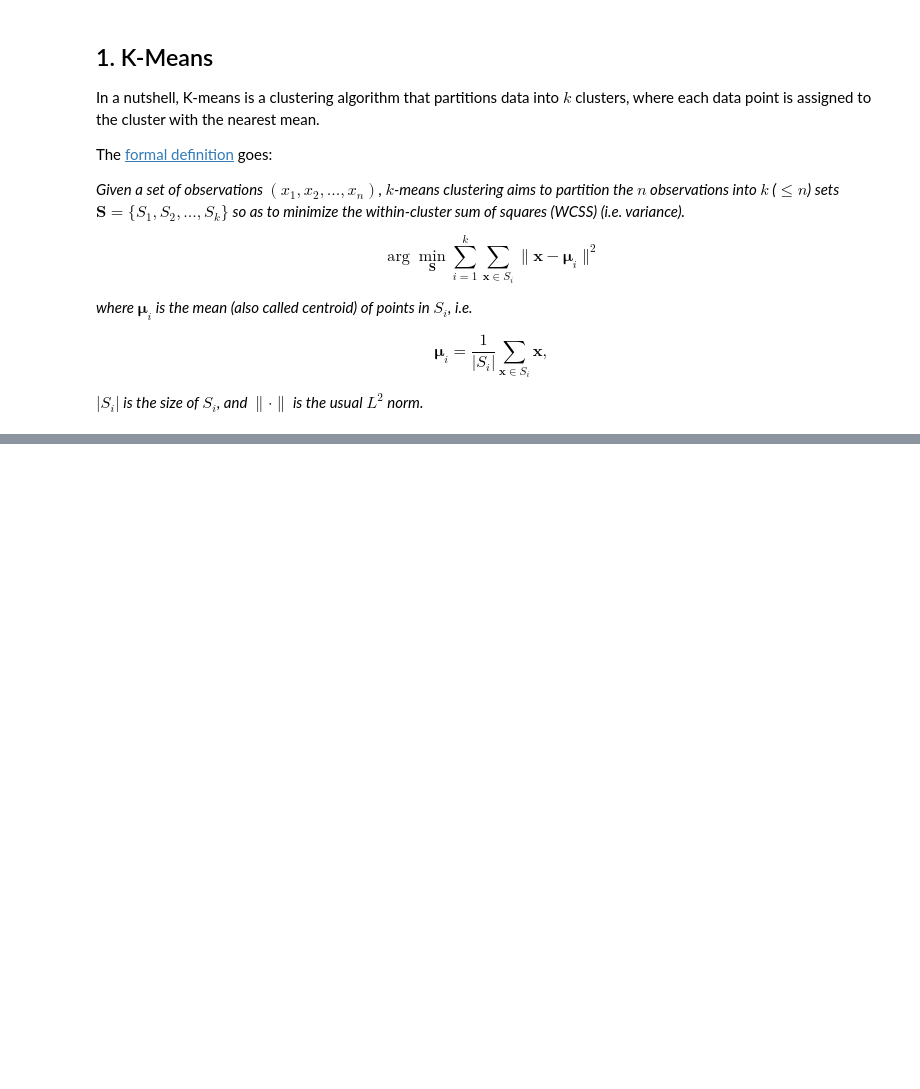
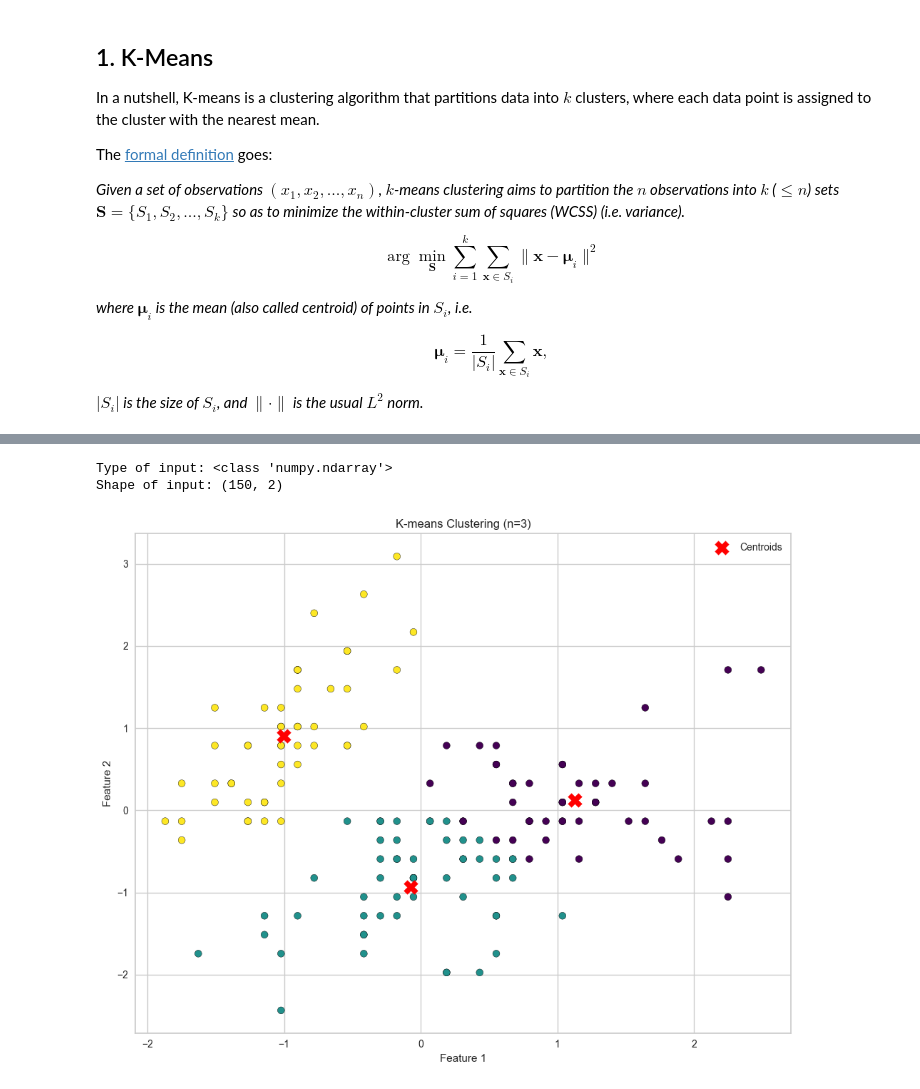
Before and after one commit to ut-vision/30min-of-deep-learning, a Jupyter notebook: 14_Clustering/index.ipynb, the cells around one changed output, grey strips where cells are left out. Drawn from its saved outputs; the diff is of its cells as text; code cells hidden in the pictures; blank space fills up the shorter version.

Commit message:
clustering: complete

```diff
--- a/14_Clustering/index.ipynb
+++ b/14_Clustering/index.ipynb
@@ -35,0 +75,56 @@ Let us use our Iris dataset to implement a demo for K-means clustering.
+# %%
+# Import necessary libraries
+import matplotlib.pyplot as plt
+from sklearn.cluster import KMeans
+from sklearn.datasets import load_iris
+from sklearn.preprocessing import StandardScaler
+
+# Load the Iris dataset
+iris = load_iris()
+X = iris.data
+y = iris.target
+X_sepal_features = X[:, :2]  # Use only the first two features (sepal length and width)
+
+# Standardize the data
+scaler = StandardScaler()
+X_sepal_features_scaled = scaler.fit_transform(X_sepal_features)
+
+# Take a look at the shape of input
+print(f"Type of input: {type(X_sepal_features_scaled)}")
+print(f"Shape of input: {X_sepal_features_scaled.shape}")
+# %% [output]
+Type of input: <class 'numpy.ndarray'>
+Shape of input: (150, 2)
+# %%
+# The main visualization function
+def visualize_clusters(X, y, n_clusters):
+    model = KMeans(n_clusters=n_clusters, random_state=42)
+    clusters = model.fit_predict(X)
+    plt.figure(figsize=(10, 8))
+    plt.scatter(
+        X[:, 0],
+        X[:, 1],
+        c=clusters,
+        cmap="viridis",
+        marker="o",
+        edgecolor="black",
+        s=50,
+    )
+    plt.scatter(
+        model.cluster_centers_[:, 0],
+        model.cluster_centers_[:, 1],
+        c="red",
+        marker="X",
+        s=200,
+        label="Centroids",
+    )
+    plt.title(f"K-means Clustering (n={n_clusters})")
+    plt.xlabel("Feature 1")
+    plt.ylabel("Feature 2")
+    plt.legend()
+    plt.tight_layout()
+    plt.show()
+# %%
+visualize_clusters(X_sepal_features_scaled, y, n_clusters=3)
+# %% [output]
+[figure, added]
```
Also changed, not shown: parts of 19 cells of this notebook, 2 other files.
